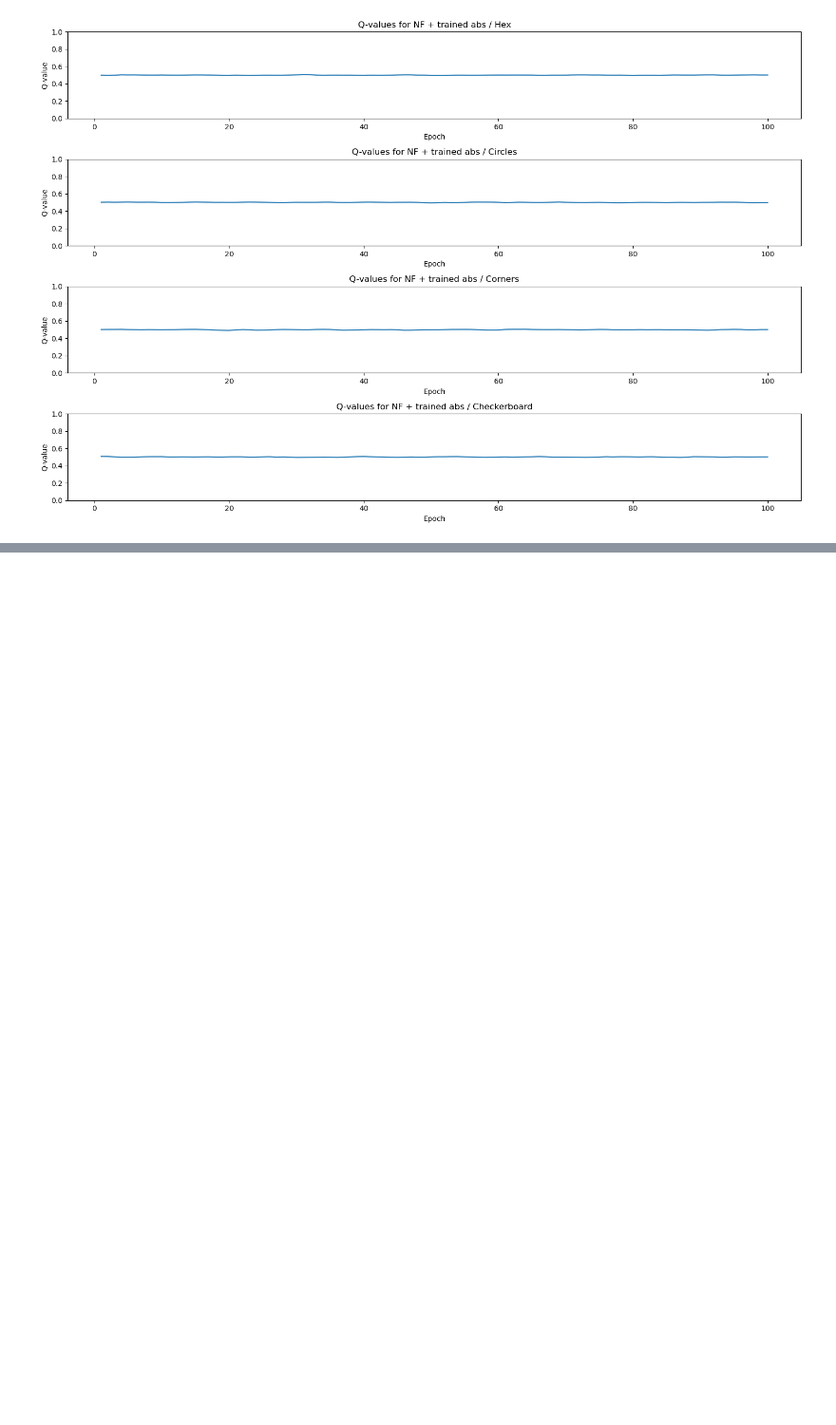
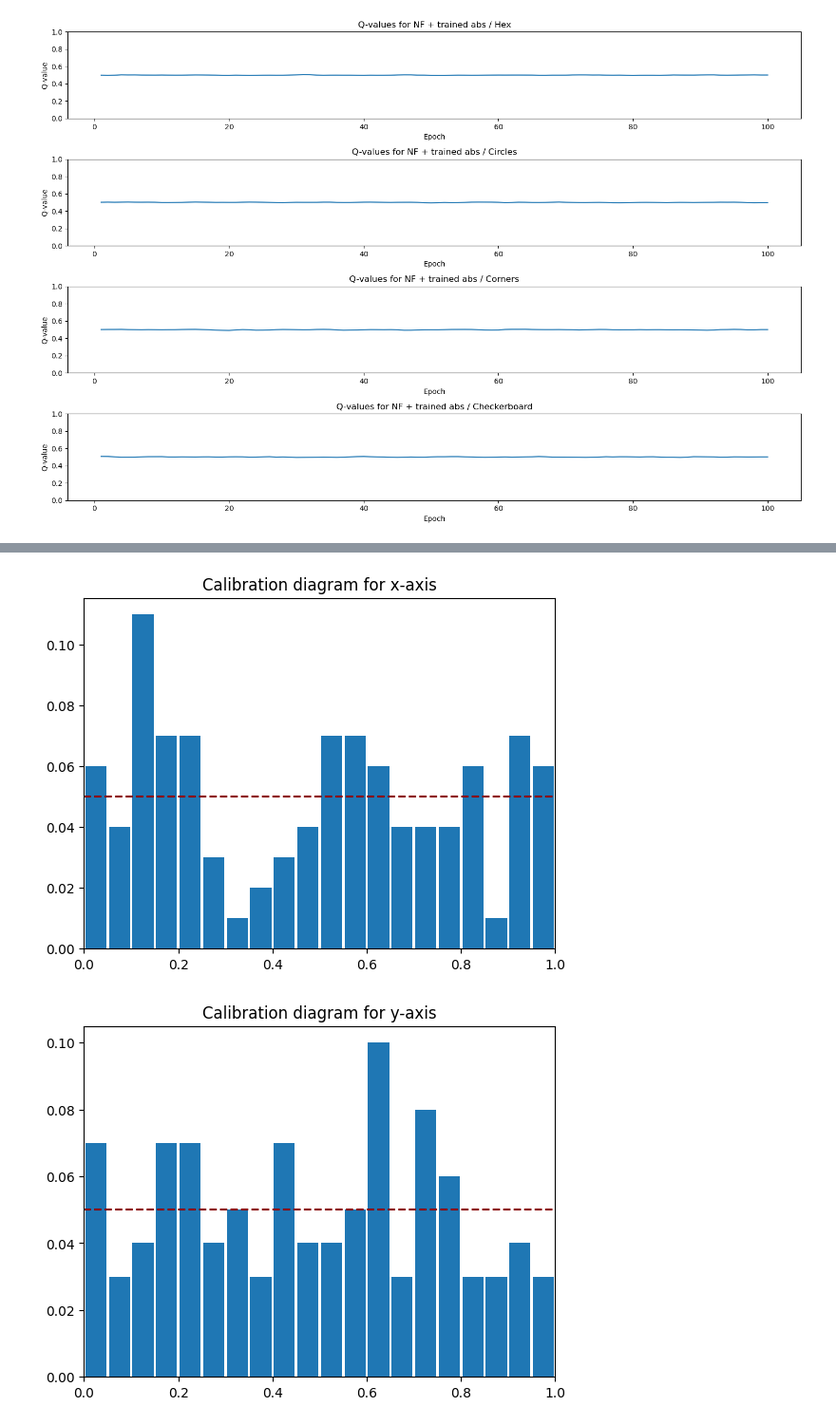
Before and after one commit to xiaoxiae/SurVAE-replication, a Jupyter notebook: main.ipynb, the cells around one changed output, grey strips where cells are left out. Shown at 95% size. Drawn from its saved outputs; the diff is of its cells as text; code cells hidden in the pictures; blank space fills up the shorter version.

Commit message:
calibration code

```diff
--- a/main.ipynb
+++ b/main.ipynb
@@ -606,0 +642,20 @@ plt.show()
+# %%
+def plot_histogram(cs:torch.Tensor, n_bins:int, title:str):
+    bins = torch.zeros(n_bins).cpu()
+
+    for c in cs:
+        bin_index = min(int(c * n_bins), n_bins - 1)
+        bins[bin_index] += 1
+
+    barwidth = 1 / n_bins
+
+    x = np.arange(n_bins)/n_bins + barwidth/2
+    y = bins / sum(bins)
+    mean = 1 / n_bins
+
+    plt.bar(x, y, width=0.9*barwidth)
+    plt.plot((0, 1), (mean, mean), ls='--', color='darkred')
+
+    plt.xlim(0, 1)
+    plt.title(title)
+    plt.show()
@@ -606,0 +680,12 @@ plt.show()
+# %%
+model = SurVAE(
+    2,
+    [
+        [AbsoluteUnit, [1/2], {'learn_q': True}],
+    ] + [
+        [BijectiveLayer, [[64] * 5]],
+        [OrthonormalLayer],
+    ] * 10,
+)
+
+train_survae(model, hex, batch_size=1000, epochs=100, lr=0.001)
@@ -606,0 +703,9 @@ plt.show()
+# %%
+X_test = model.sample(100)
+cs = calc_cs(model, X_test, 50)
+# %%
+plot_histogram(cs[0], 20, "Calibration diagram for x-axis")
+plot_histogram(cs[1], 20, "Calibration diagram for y-axis")
+# %% [output]
+[figure, added]
+[figure, added]
```
Also changed, not shown: parts of 6 cells of this notebook.
